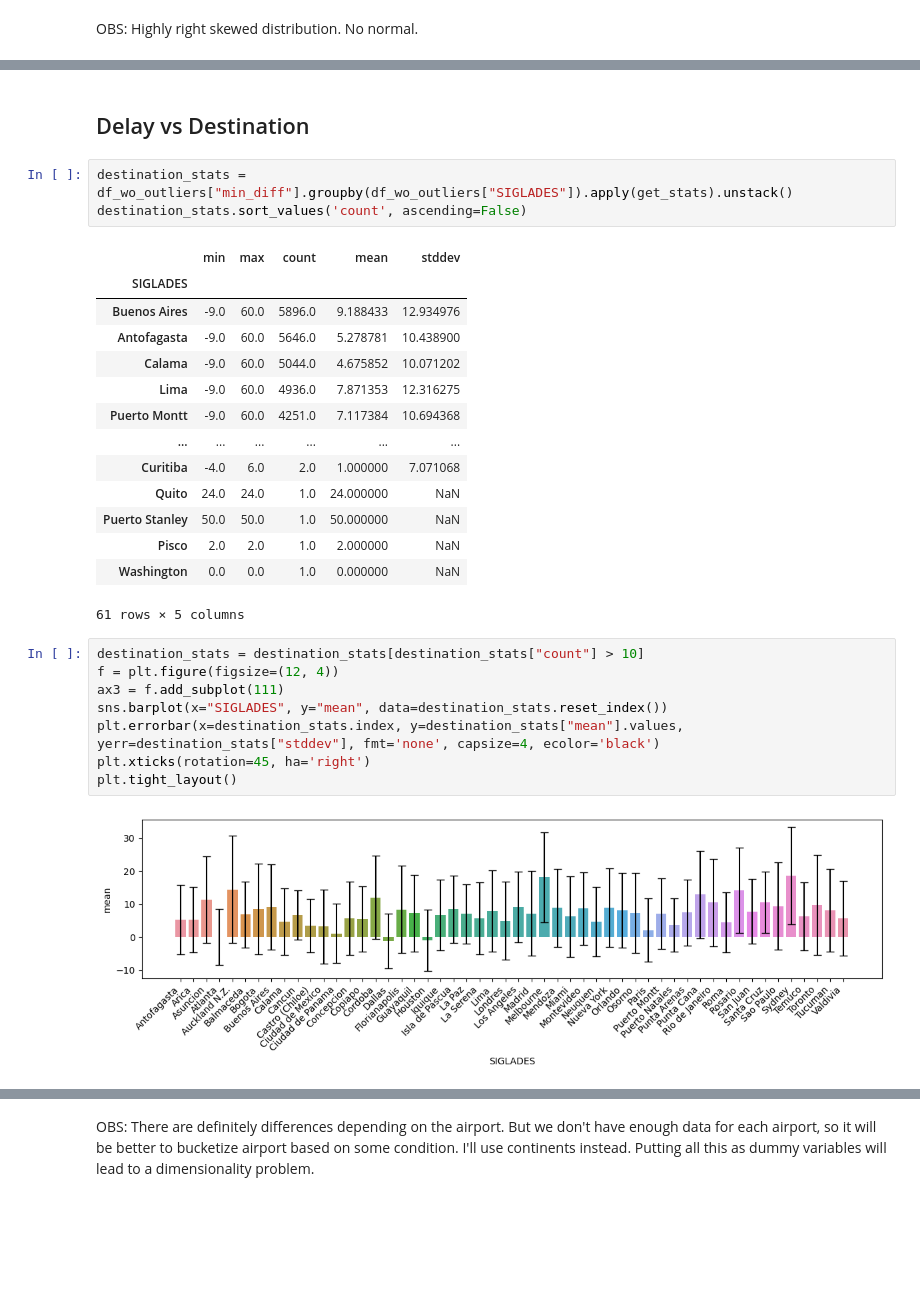
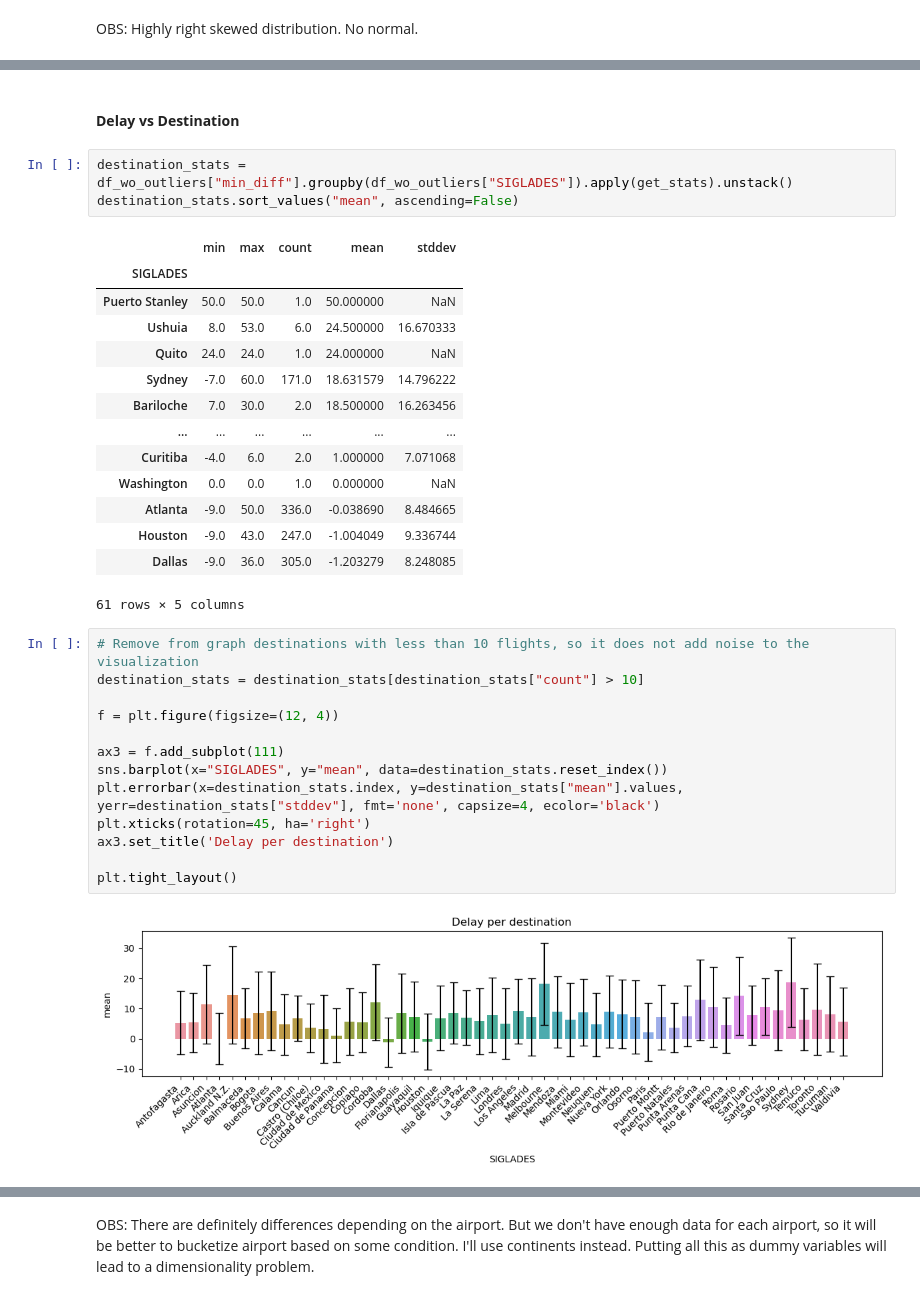
Before and after one commit to sasotomayor/flight-delay-prediction, a Jupyter notebook: solution.ipynb, the cells around one changed output, grey strips where cells are left out. Saved outputs shown, nothing was run; the diff lists cells and outputs as text; blank space fills up the shorter version.

```diff
--- a/solution.ipynb
+++ b/solution.ipynb
@@ -477,35 +491,40 @@ def get_stats(group):
             'count': group.count(), 'mean': group.mean(),
             'stddev': group.std()}
 # %% [markdown]
-## Delay vs Destination
+#### <b> Delay vs Destination </b>
 # %%
 destination_stats = df_wo_outliers["min_diff"].groupby(df_wo_outliers["SIGLADES"]).apply(get_stats).unstack()
-destination_stats.sort_values('count', ascending=False)
+destination_stats.sort_values("mean", ascending=False)
 # %% [output]
 |  | min | max | count | mean | stddev |
 | SIGLADES |  |  |  |  |  |
-| Buenos Aires | -9.0 | 60.0 | 5896.0 | 9.188433 | 12.934976 |
-| Antofagasta | -9.0 | 60.0 | 5646.0 | 5.278781 | 10.438900 |
-| Calama | -9.0 | 60.0 | 5044.0 | 4.675852 | 10.071202 |
-| Lima | -9.0 | 60.0 | 4936.0 | 7.871353 | 12.316275 |
-| Puerto Montt | -9.0 | 60.0 | 4251.0 | 7.117384 | 10.694368 |
+| Puerto Stanley | 50.0 | 50.0 | 1.0 | 50.000000 | NaN |
+| Ushuia | 8.0 | 53.0 | 6.0 | 24.500000 | 16.670333 |
+| Quito | 24.0 | 24.0 | 1.0 | 24.000000 | NaN |
+| Sydney | -7.0 | 60.0 | 171.0 | 18.631579 | 14.796222 |
+| Bariloche | 7.0 | 30.0 | 2.0 | 18.500000 | 16.263456 |
 | ... | ... | ... | ... | ... | ... |
 | Curitiba | -4.0 | 6.0 | 2.0 | 1.000000 | 7.071068 |
-| Quito | 24.0 | 24.0 | 1.0 | 24.000000 | NaN |
-| Puerto Stanley | 50.0 | 50.0 | 1.0 | 50.000000 | NaN |
-| Pisco | 2.0 | 2.0 | 1.0 | 2.000000 | NaN |
 | Washington | 0.0 | 0.0 | 1.0 | 0.000000 | NaN |
+| Atlanta | -9.0 | 50.0 | 336.0 | -0.038690 | 8.484665 |
+| Houston | -9.0 | 43.0 | 247.0 | -1.004049 | 9.336744 |
+| Dallas | -9.0 | 36.0 | 305.0 | -1.203279 | 8.248085 |
 61 rows × 5 columns
 # %%
+# Remove from graph destinations with less than 10 flights, so it does not add noise to the visualization
 destination_stats = destination_stats[destination_stats["count"] > 10]
+
 f = plt.figure(figsize=(12, 4))
+
 ax3 = f.add_subplot(111)
 sns.barplot(x="SIGLADES", y="mean", data=destination_stats.reset_index())
 plt.errorbar(x=destination_stats.index, y=destination_stats["mean"].values, yerr=destination_stats["stddev"], fmt='none', capsize=4, ecolor='black')
 plt.xticks(rotation=45, ha='right')
+ax3.set_title('Delay per destination')
+
 plt.tight_layout()
 # %% [output]
-[figure, old version]
+[figure, new version]
 # %%
 f = plt.figure(figsize=(12,6))
 
```
Also changed, not shown: parts of 128 cells of this notebook, 1 other file.
